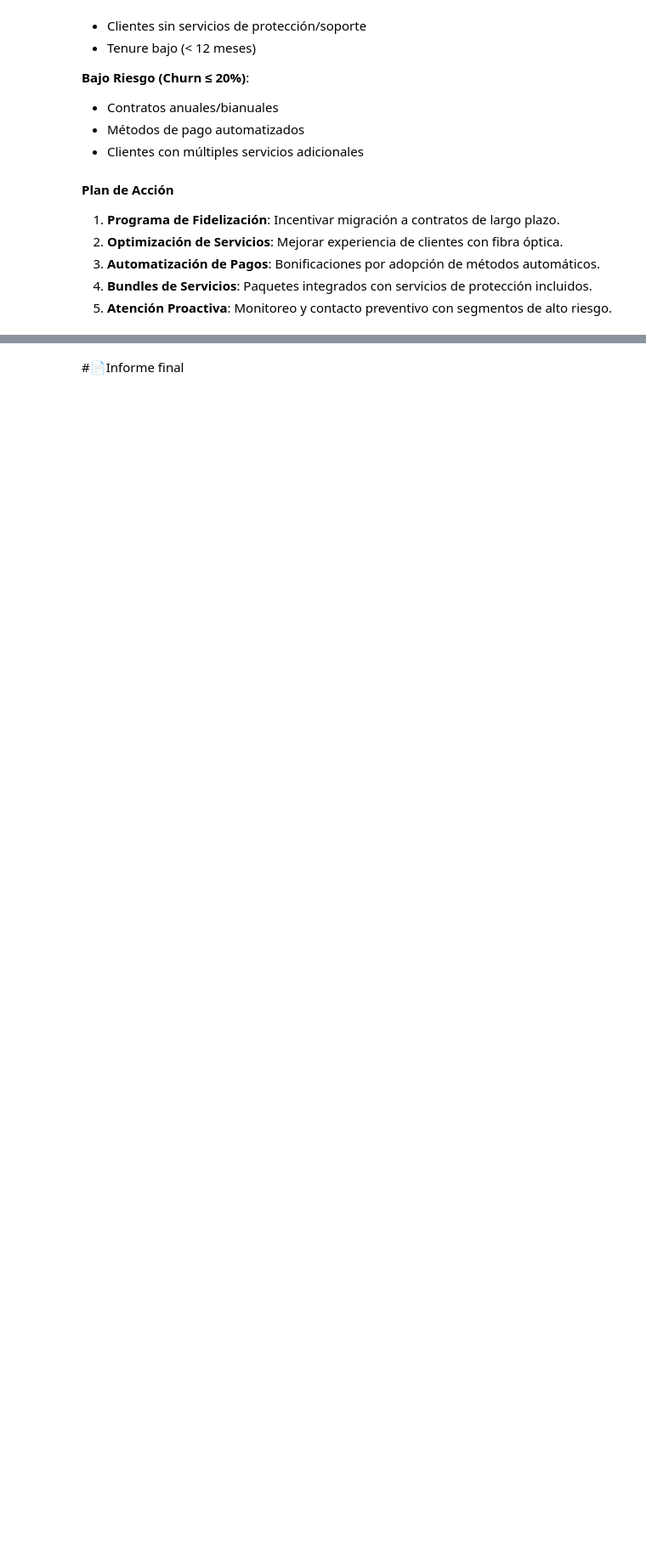
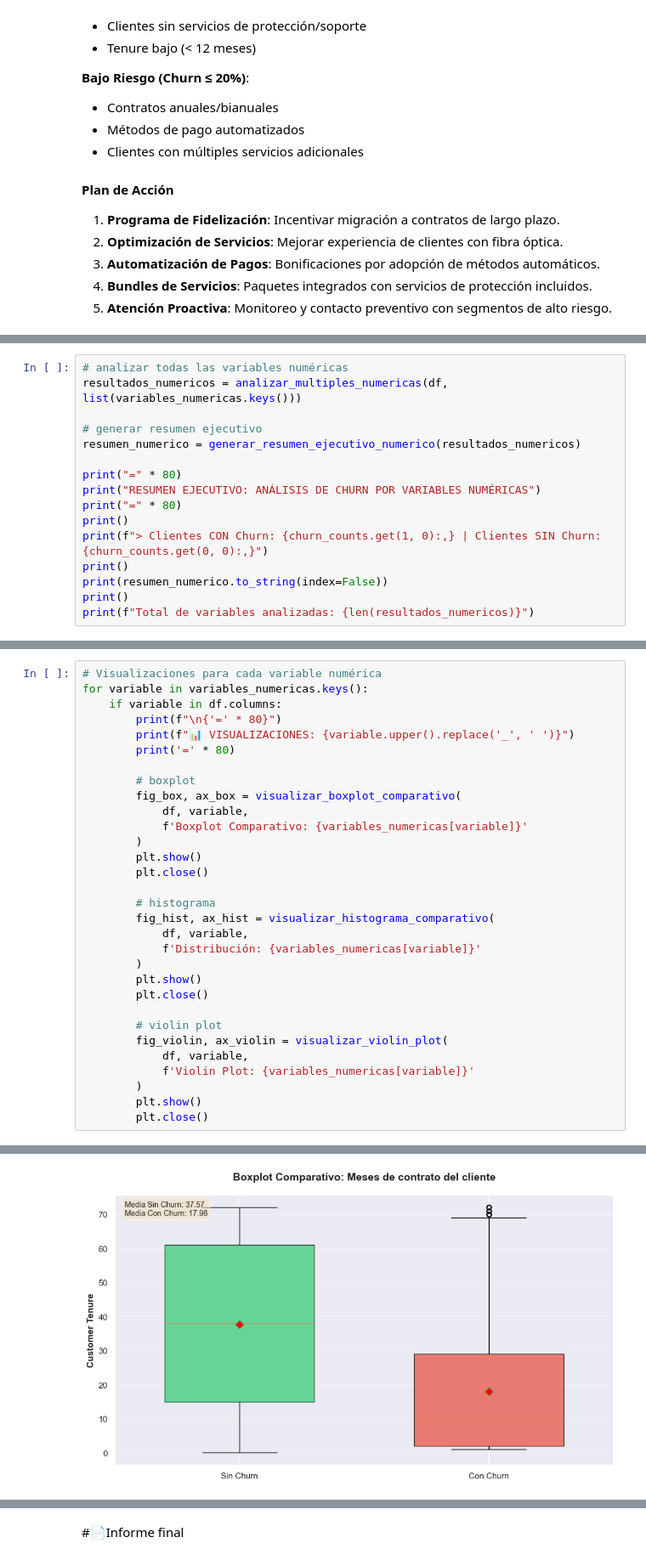
Before and after one commit to marianoInsa/ONE-TelecomX, a Jupyter notebook: Challenge-TelecomX.ipynb, the cells around one changed output, grey strips where cells are left out. Shown at 85% size. Saved outputs shown, nothing was run; the diff lists cells and outputs as text; blank space fills up the shorter version.

Commit message:
add: análisis de churn por variables numéricas

```diff
--- a/Challenge-TelecomX.ipynb
+++ b/Challenge-TelecomX.ipynb
@@ -1723,0 +1813,16 @@ Los servicios complementarios actúan como **factores de retención**:
+# %%
+# analizar todas las variables numéricas
+resultados_numericos = analizar_multiples_numericas(df, list(variables_numericas.keys()))
+
+# generar resumen ejecutivo
+resumen_numerico = generar_resumen_ejecutivo_numerico(resultados_numericos)
+
+print("=" * 80)
+print("RESUMEN EJECUTIVO: ANÁLISIS DE CHURN POR VARIABLES NUMÉRICAS")
+print("=" * 80)
+print()
+print(f"> Clientes CON Churn: {churn_counts.get(1, 0):,} | Clientes SIN Churn: {churn_counts.get(0, 0):,}")
+print()
+print(resumen_numerico.to_string(index=False))
+print()
+print(f"Total de variables analizadas: {len(resultados_numericos)}")
@@ -1723,0 +2031,32 @@ Los servicios complementarios actúan como **factores de retención**:
+# %%
+# Visualizaciones para cada variable numérica
+for variable in variables_numericas.keys():
+    if variable in df.columns:
+        print(f"\n{'=' * 80}")
+        print(f"📊 VISUALIZACIONES: {variable.upper().replace('_', ' ')}")
+        print('=' * 80)
+
+        # boxplot
+        fig_box, ax_box = visualizar_boxplot_comparativo(
+            df, variable,
+            f'Boxplot Comparativo: {variables_numericas[variable]}'
+        )
+        plt.show()
+        plt.close()
+
+        # histograma
+        fig_hist, ax_hist = visualizar_histograma_comparativo(
+            df, variable,
+            f'Distribución: {variables_numericas[variable]}'
+        )
+        plt.show()
+        plt.close()
+
+        # violin plot
+        fig_violin, ax_violin = visualizar_violin_plot(
+            df, variable,
+            f'Violin Plot: {variables_numericas[variable]}'
+        )
+        plt.show()
+        plt.close()
+# %% [output]
@@ -1723,0 +2066 @@ Los servicios complementarios actúan como **factores de retención**:
+[figure, added]
```
Also changed, not shown: parts of 29 cells of this notebook.
